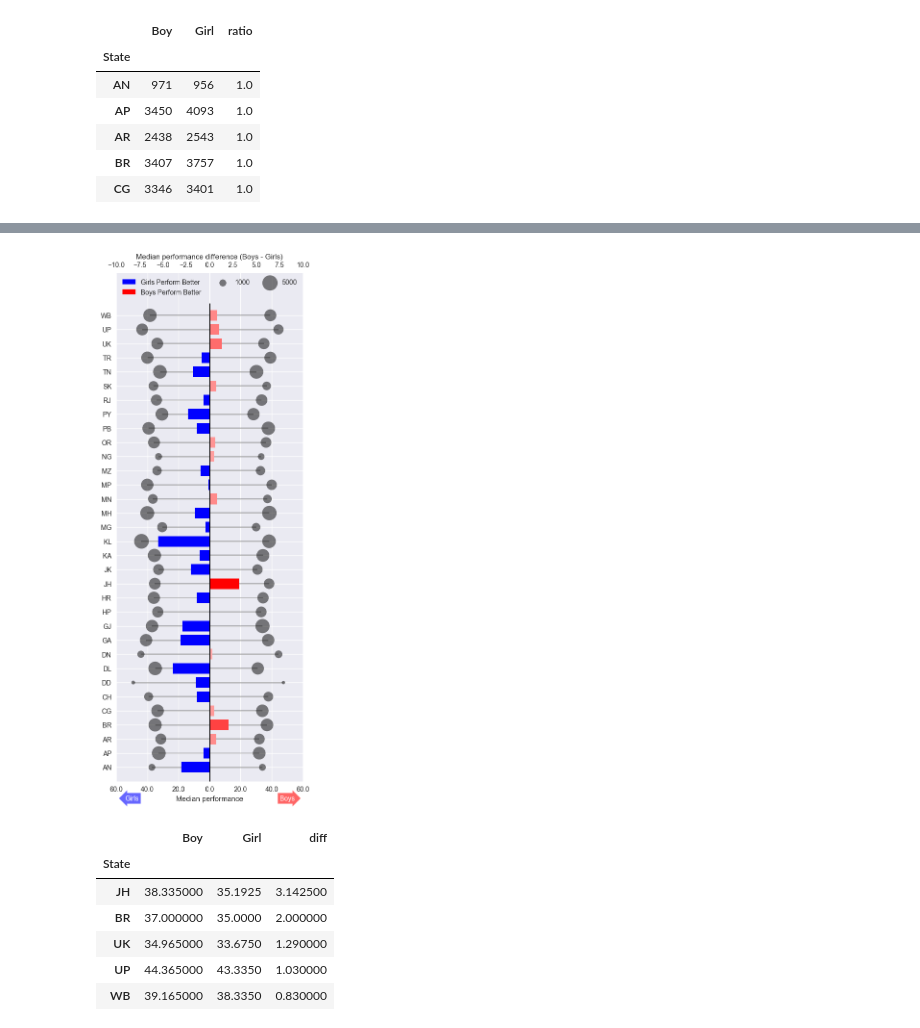
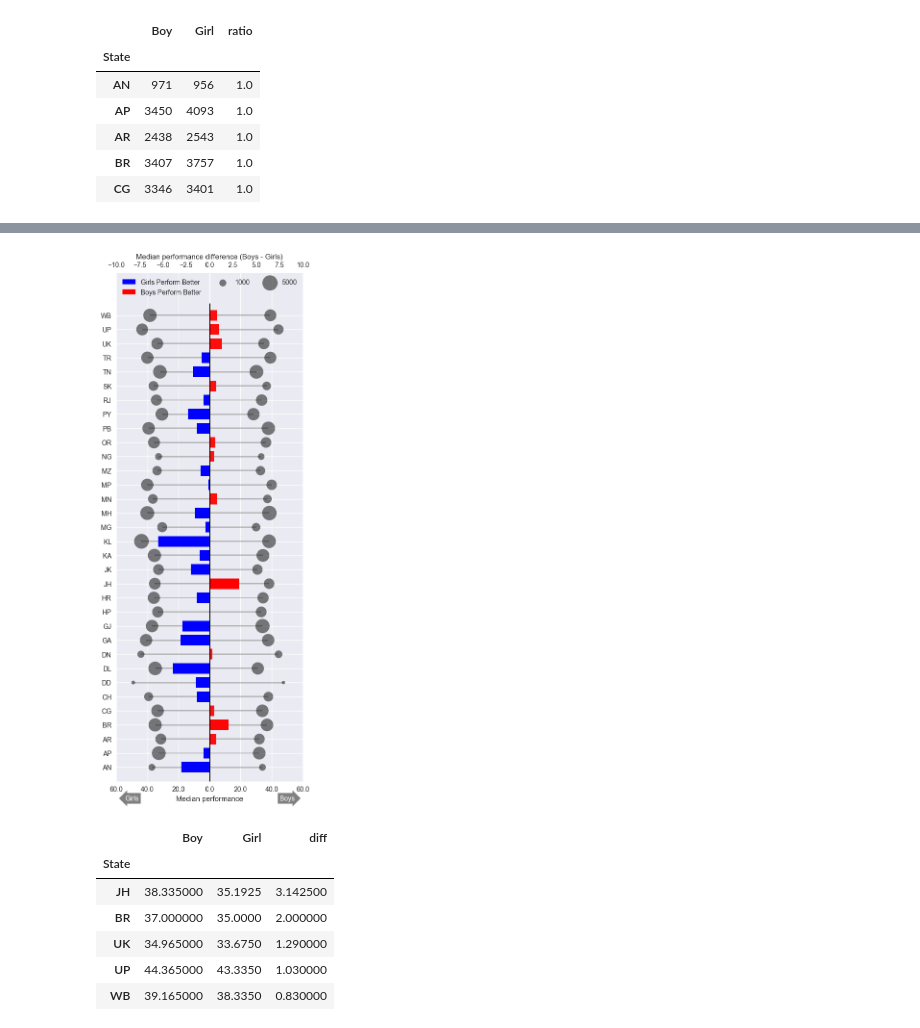
Before and after one commit to bibinmjose/dsgramner, a Jupyter notebook: National Achievement Survey.ipynb, the cells around one changed output, grey strips where cells are left out. Drawn from its saved outputs; the diff is of its cells as text; code cells hidden in the pictures.

```diff
--- a/National Achievement Survey.ipynb
+++ b/National Achievement Survey.ipynb
@@ -395,7 +395,7 @@ import matplotlib.patches as mpatches
 plt.figure(figsize=(12,5))
 
 # setting colors. Maps the max and min values in "diff" to a color map bwr
-c_normal = colors.PowerNorm(1,vmin=min(G_perfomance["diff"]), vmax=max(G_perfomance["diff"]))
+c_normal = colors.PowerNorm(.1,vmin=min(G_perfomance["diff"]), vmax=max(G_perfomance["diff"]))
 _COLORS = cmap(c_normal(G_perfomance["diff"]))
 
 plt.bar(np.arange(len(G_perfomance["diff"])),
@@ -449,36 +449,36 @@ for a in [100,500]:
 
 # Second x-axis
 ax2.barh(np.arange(len(G_perfomance["diff"])),
         width = G_perfomance["diff"], height = 0.75, align = "center",\
         color=_COLORS)
 
 ax2.set_xlim(-10, 10)
 ax2.grid(False)
 ax2.set_xlabel("Median performance difference (Boys - Girls)")
 
 # y-axis
 ax.set_ylim(-1, len(G_perfomance.index)+2)
 plt.yticks(np.arange(len(G_perfomance.index)),list(G_perfomance.index))
 plt.axvline(x= 0, color='k', linewidth = 0.75, ymax = 0.94)
 
 # legend
 red_patch = mpatches.Patch(color='red', label='Boys Perform Better')
 blue_patch = mpatches.Patch(color='blue', label='Girls Perform Better')
 plt.legend(handles=[blue_patch, red_patch], loc=2, ncol =1, mode = "expand")
 ax.legend(loc=1,ncol=2)
 
 
 # annotation patch
 tboy = ax.text(50, -2.2, "Boys", ha="center", va="center", rotation=0,
             size=10,color = "w",
-            bbox=dict(boxstyle="rarrow,pad=0.3", fc="#ff6666", ec="b", lw=0))
+            bbox=dict(boxstyle="rarrow,pad=0.3", fc="grey", ec="b", lw=0))
 tgirl = ax.text(-50, -2.2, "Girls", ha="center", va="center", rotation=0,
             size=10,color = "w",
-            bbox=dict(boxstyle="larrow,pad=0.3", fc="#6666ff", ec="b", lw=0))
+            bbox=dict(boxstyle="larrow,pad=0.3", fc="grey", ec="b", lw=0))
 
 plt.show()
 # %% [output]
-[figure, old version]
+[figure, new version]
 # %%
 # Sorted list of States with higher performance for Boys
 G_perfomance[G_perfomance["diff"]>0].sort_values("diff", ascending=False)
```
Also changed, not shown: parts of 1 cell of this notebook, 8 other files.
